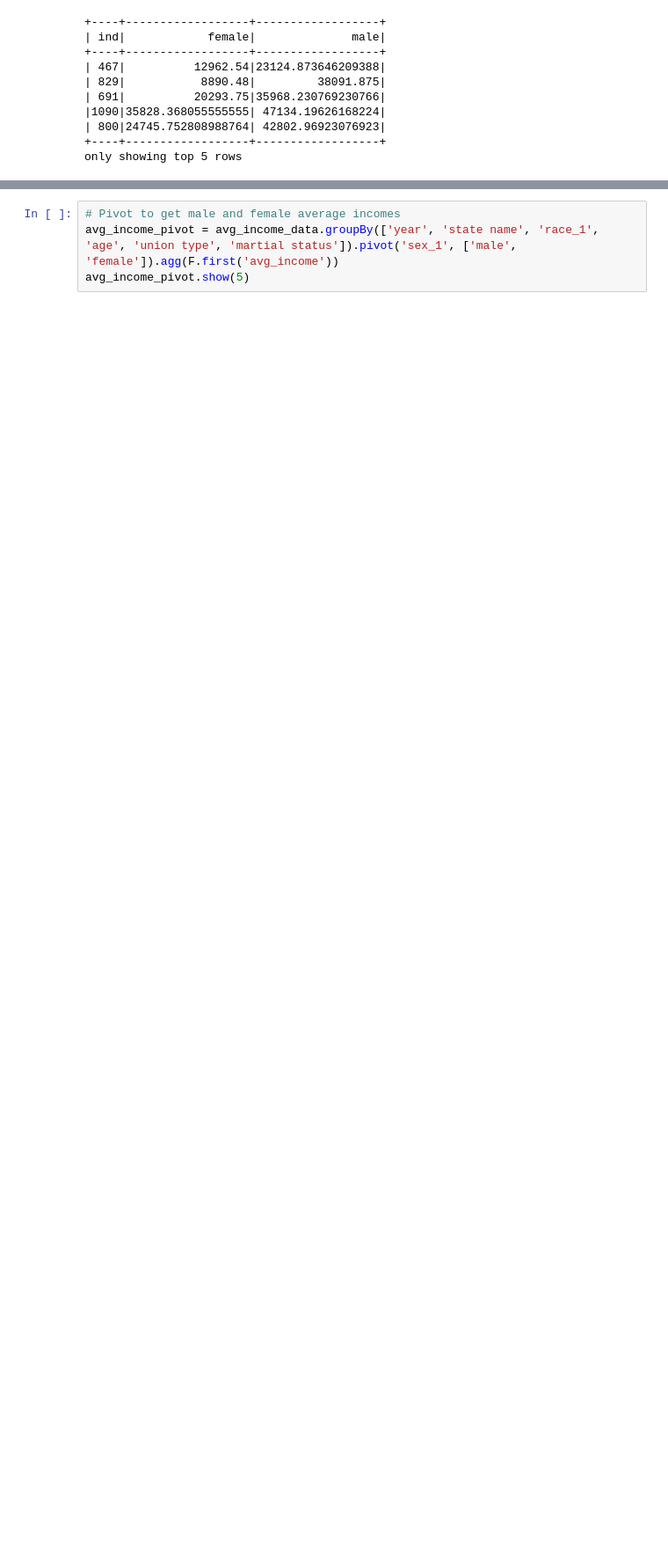
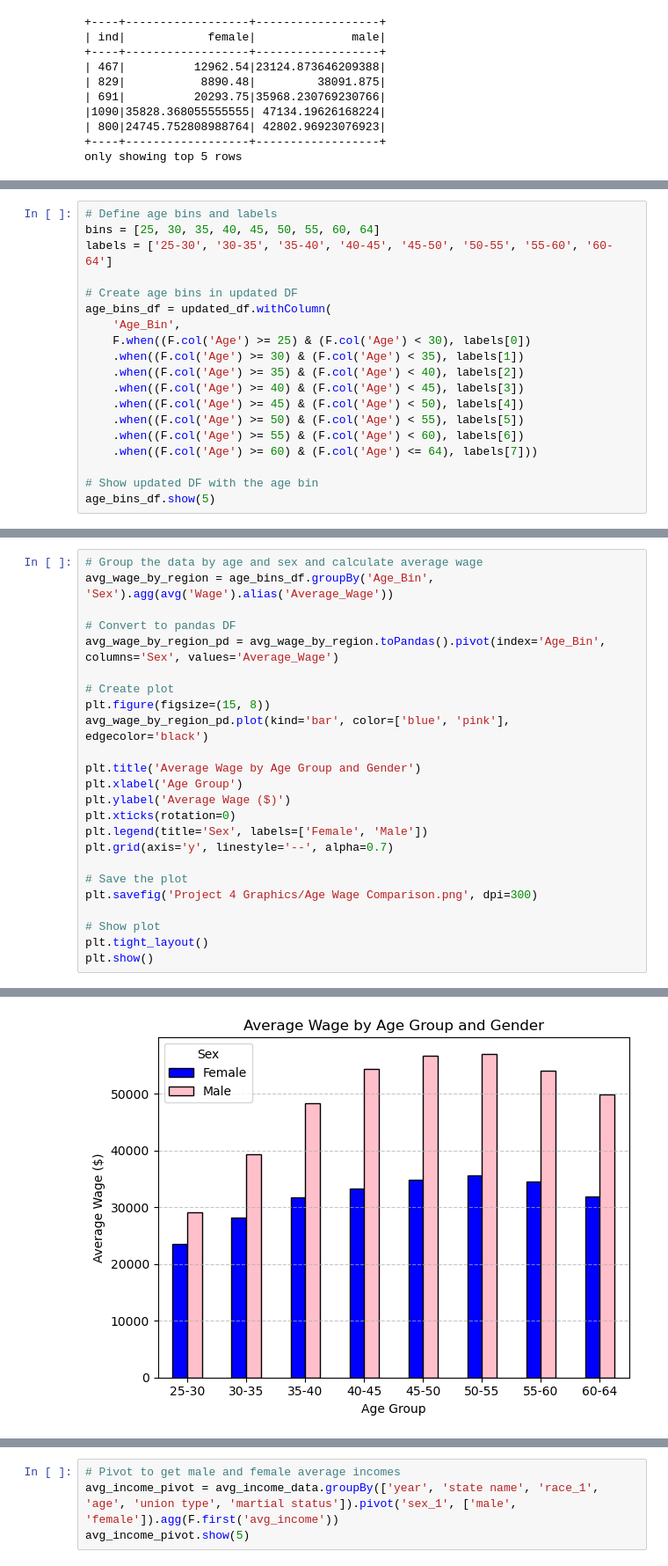
Before and after one commit to JMiceli7/gender-gap-analysis, a Jupyter notebook: gender_gap_analysis.ipynb, the cells around one changed output, grey strips where cells are left out. Shown at 88% size. Drawn from its saved outputs; the diff is of its cells as text; blank space fills up the shorter version.

```diff
--- a/gender_gap_analysis.ipynb
+++ b/gender_gap_analysis.ipynb
@@ -1003,0 +1089,19 @@ only showing top 5 rows
+# %%
+# Define age bins and labels
+bins = [25, 30, 35, 40, 45, 50, 55, 60, 64]
+labels = ['25-30', '30-35', '35-40', '40-45', '45-50', '50-55', '55-60', '60-64']
+
+# Create age bins in updated DF
+age_bins_df = updated_df.withColumn(
+    'Age_Bin',
+    F.when((F.col('Age') >= 25) & (F.col('Age') < 30), labels[0])
+    .when((F.col('Age') >= 30) & (F.col('Age') < 35), labels[1])
+    .when((F.col('Age') >= 35) & (F.col('Age') < 40), labels[2])
+    .when((F.col('Age') >= 40) & (F.col('Age') < 45), labels[3])
+    .when((F.col('Age') >= 45) & (F.col('Age') < 50), labels[4])
+    .when((F.col('Age') >= 50) & (F.col('Age') < 55), labels[5])
+    .when((F.col('Age') >= 55) & (F.col('Age') < 60), labels[6])
+    .when((F.col('Age') >= 60) & (F.col('Age') <= 64), labels[7]))
+
+# Show updated DF with the age bin
+age_bins_df.show(5)
@@ -1003,0 +1119,25 @@ only showing top 5 rows
+# %%
+# Group the data by age and sex and calculate average wage
+avg_wage_by_region = age_bins_df.groupBy('Age_Bin', 'Sex').agg(avg('Wage').alias('Average_Wage'))
+
+# Convert to pandas DF
+avg_wage_by_region_pd = avg_wage_by_region.toPandas().pivot(index='Age_Bin', columns='Sex', values='Average_Wage')
+
+# Create plot
+plt.figure(figsize=(15, 8))
+avg_wage_by_region_pd.plot(kind='bar', color=['blue', 'pink'], edgecolor='black')
+
+plt.title('Average Wage by Age Group and Gender')
+plt.xlabel('Age Group')
+plt.ylabel('Average Wage ($)')
+plt.xticks(rotation=0)
+plt.legend(title='Sex', labels=['Female', 'Male'])
+plt.grid(axis='y', linestyle='--', alpha=0.7)
+
+# Save the plot
+plt.savefig('Project 4 Graphics/Age Wage Comparison.png', dpi=300)
+
+# Show plot
+plt.tight_layout()
+plt.show()
+# %% [output]
@@ -1003,0 +1145 @@ only showing top 5 rows
+[figure, added]
```
Also changed, not shown: parts of 62 cells of this notebook, 27 other files.
